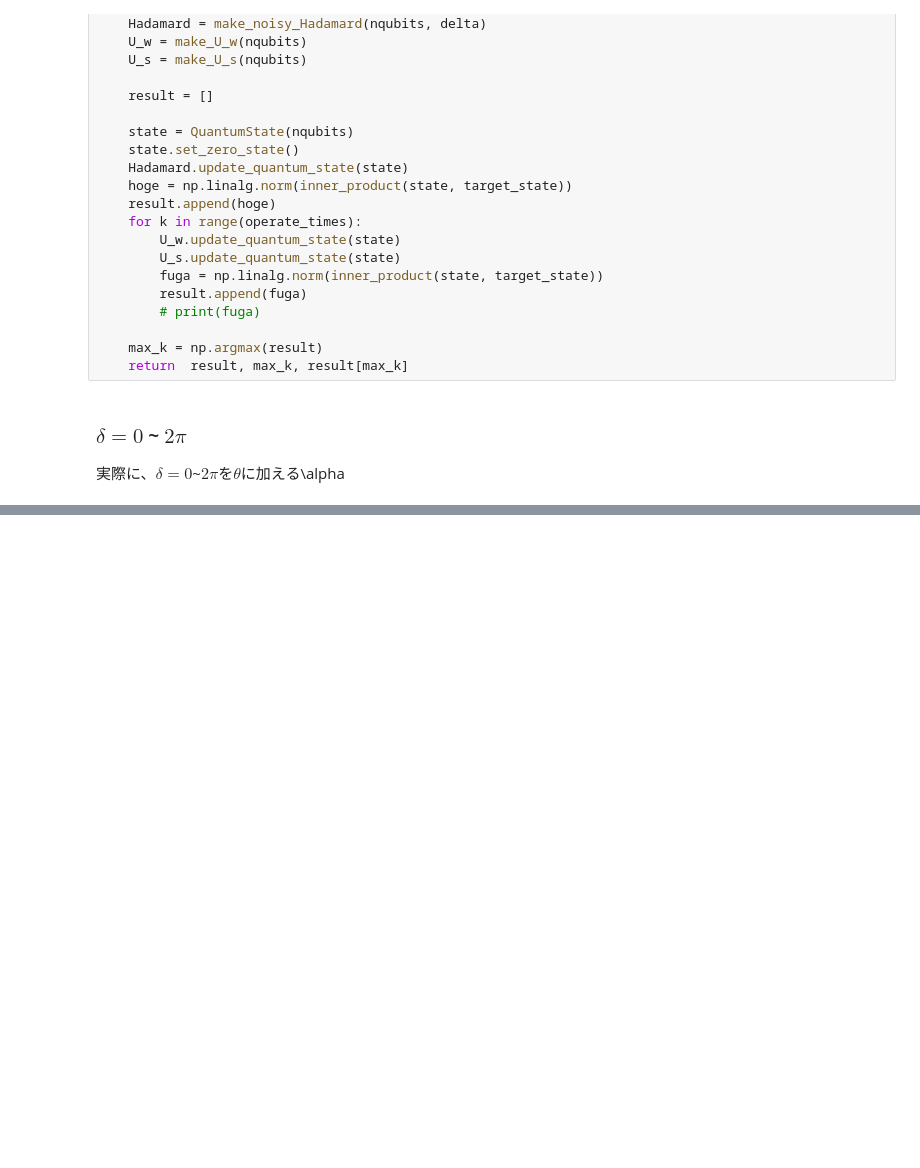
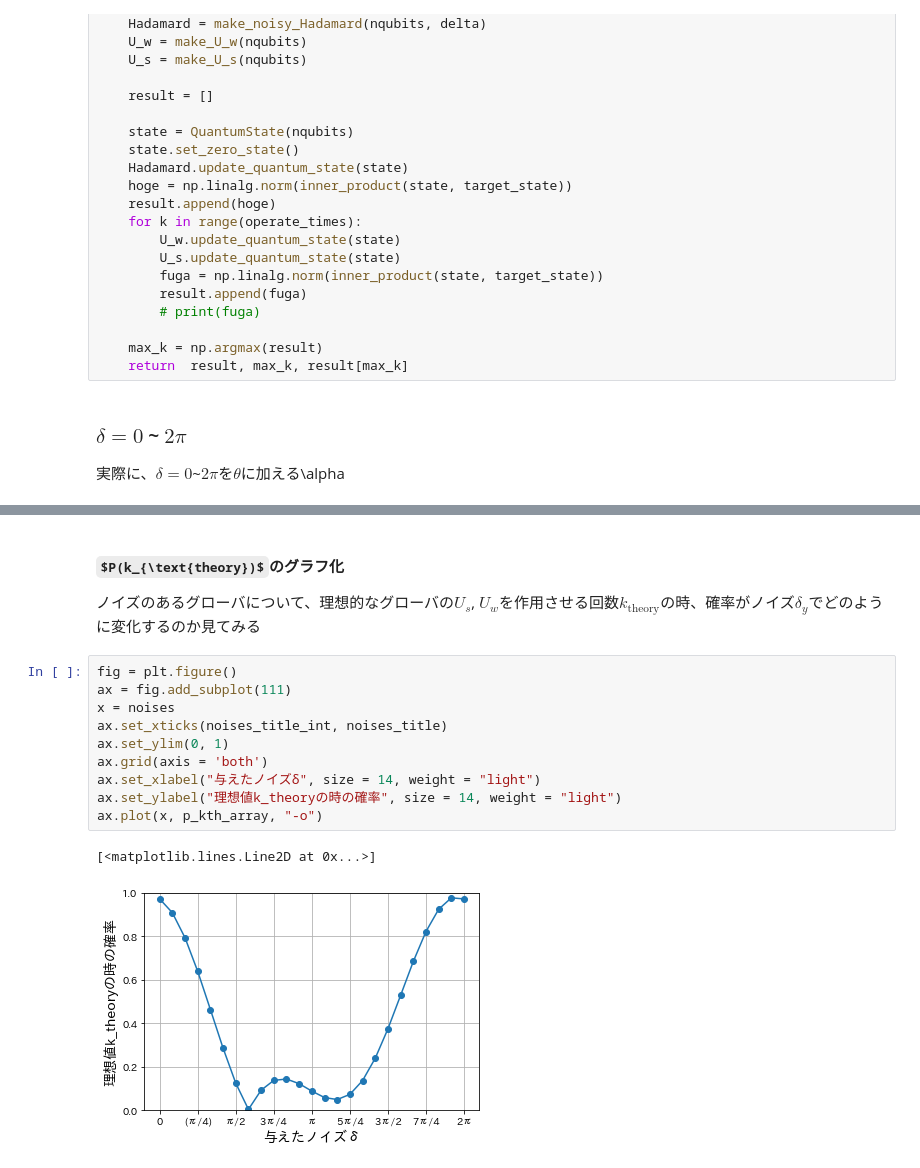
Before and after one commit to KaitoMuraoka/Hadamard-transform-with-misaligned-angles, a Jupyter notebook: Main.ipynb, the cells around one changed output, grey strips where cells are left out. Cells and saved outputs as stored; diff of their text form; some formulas as TeX source; blank space fills up the shorter version.

```diff
--- a/Main.ipynb
+++ b/Main.ipynb
@@ -564,0 +628,16 @@ plt.plot(noises_title, p_kth_array, "o-")
+# %% [markdown]
+#### $P(k_{\text{theory})$のグラフ化
+ノイズのあるグローバについて、理想的なグローバの$U_s$, $U_w$を作用させる回数$k_{\text{theory}}$の時、確率がノイズ$\delta_y$でどのように変化するのか見てみる
+# %%
+fig = plt.figure()
+ax = fig.add_subplot(111)
+x = noises
+ax.set_xticks(noises_title_int, noises_title)
+ax.set_ylim(0, 1)
+ax.grid(axis = 'both')
+ax.set_xlabel("与えたノイズδ", size = 14, weight = "light")
+ax.set_ylabel("理想値k_theoryの時の確率", size = 14, weight = "light")
+ax.plot(x, p_kth_array, "-o")
+# %% [output]
+[<matplotlib.lines.Line2D at 0x...>]
+[figure, added]
```
Also changed, not shown: parts of 8 cells of this notebook.
